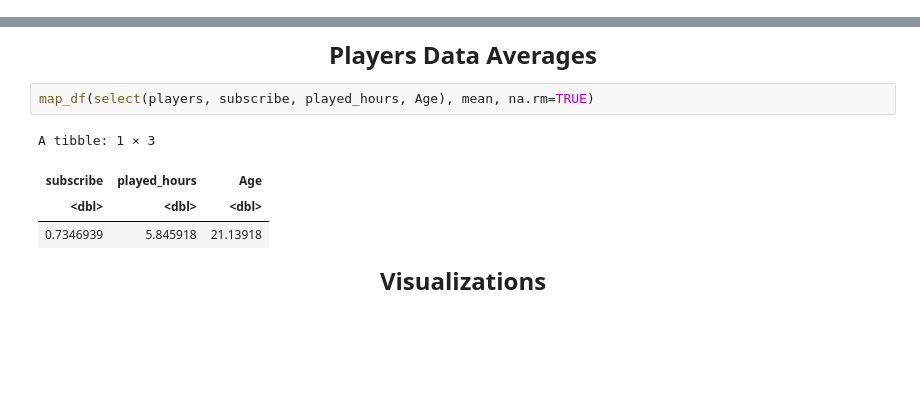
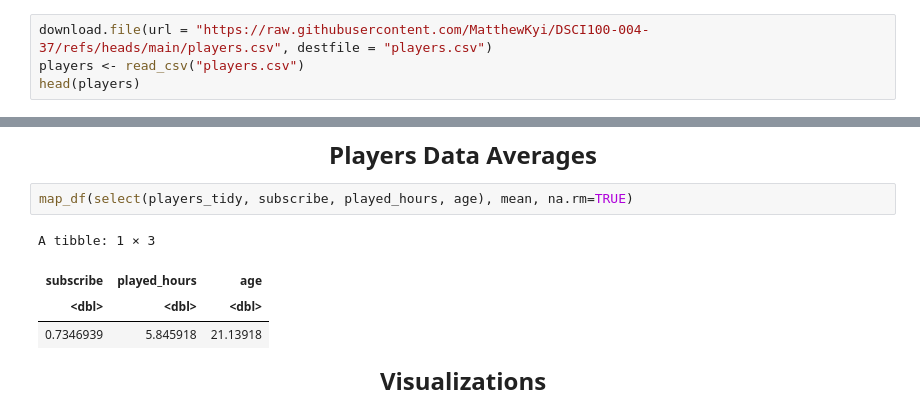
Before and after one commit to MatthewKyi/DSCI-100-004-Individual, a Jupyter notebook: IndividualPlanning.ipynb, the cells around one changed output, grey strips where cells are left out. Drawn from its saved outputs; the diff is of its cells as text; blank space fills up the shorter version.

```diff
--- a/IndividualPlanning.ipynb
+++ b/IndividualPlanning.ipynb
@@ -24,3 +24,7 @@ library(ISLR)
 Registered S3 method overwritten by 'GGally':
   method from
   +.gg   ggplot2
+# %%
+download.file(url = "https://raw.githubusercontent.com/MatthewKyi/DSCI100-004-37/refs/heads/main/players.csv", destfile = "players.csv")
+players <- read_csv("players.csv")
+head(players)
@@ -121,10 +144,10 @@ sessions_tidy <- sessions |>
 # %% [markdown]
 <p style="text-align: center; font-weight: bold; font-size: 18pt">Players Data Averages</p>
 # %%
-map_df(select(players, subscribe, played_hours, Age), mean, na.rm=TRUE)
+map_df(select(players_tidy, subscribe, played_hours, age), mean, na.rm=TRUE)
 # %% [output]
 A tibble: 1 × 3
-| subscribe | played_hours | Age |
+| subscribe | played_hours | age |
 | <dbl> | <dbl> | <dbl> |
 | 0.7346939 | 5.845918 | 21.13918 |
 # %% [markdown]
```
Also changed, not shown: parts of 2 cells of this notebook.
